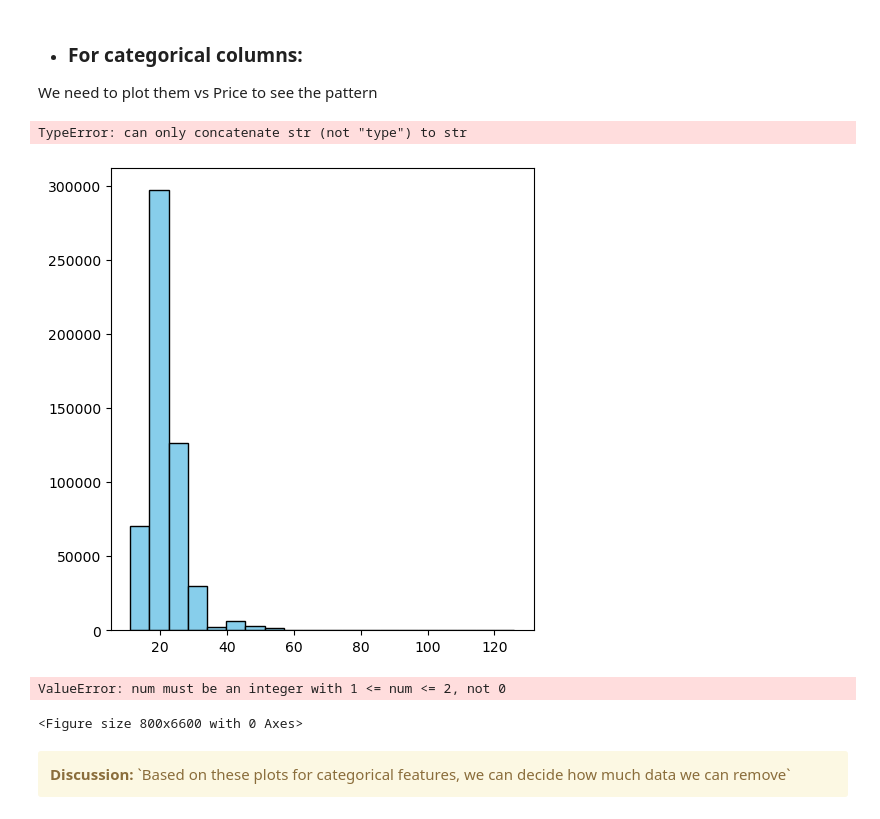
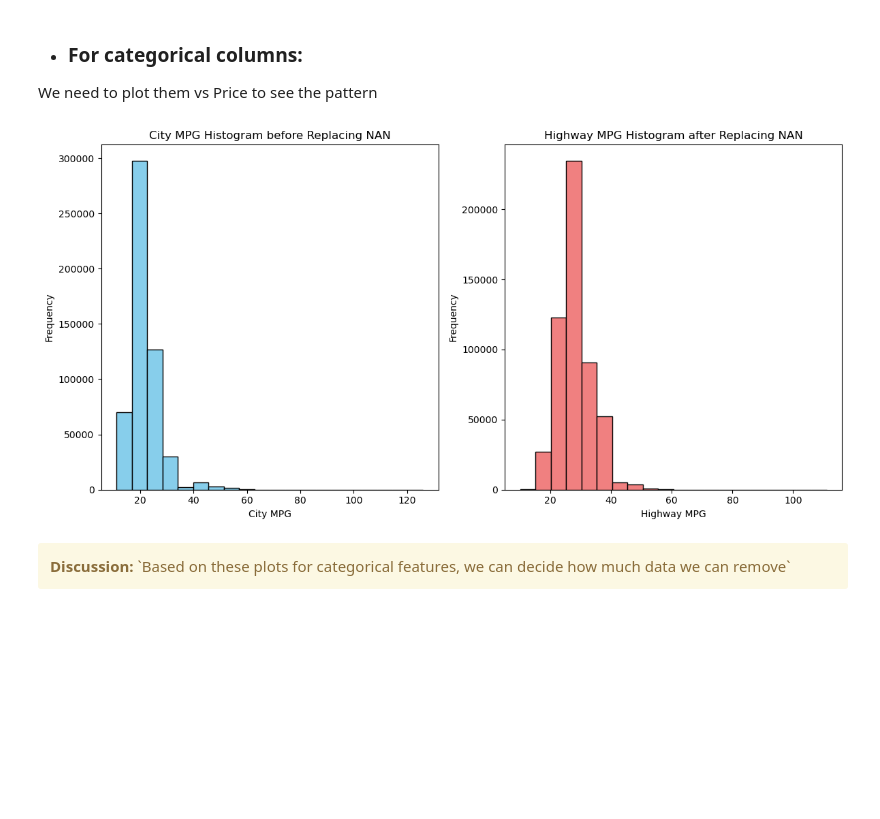
Before and after one commit to syl21b/Car-Price-Prediction, a Jupyter notebook: car-price-prediction.ipynb, the cells around one changed output. Drawn from its saved outputs; the diff is of its cells as text; code cells hidden in the pictures; blank space fills up the shorter version.

```diff
--- a/car-price-prediction.ipynb
+++ b/car-price-prediction.ipynb
@@ -760,40 +760,37 @@ cat_columns= df.select_dtypes(include=['object']).columns.tolist()
 # %%
 plt.figure(figsize=(12, 6))
 
 plt.subplot(1, 2, 1)
 plt.hist(df['City MPG'], bins=20, color='skyblue', edgecolor='black')
-plt.title('City MPG Histogram '+str+' Replacing NAN')
+plt.title('City MPG Histogram '+"before"+' Replacing NAN')
 plt.xlabel('City MPG')
 plt.ylabel('Frequency')
 
 plt.subplot(1, 2, 2)
 plt.hist(df['Highway MPG'], bins=20, color='lightcoral', edgecolor='black')
-plt.title('Highway MPG Histogram '+str+' Replacing NAN')
+plt.title('Highway MPG Histogram '+"after"+' Replacing NAN')
 plt.xlabel('Highway MPG')
 plt.ylabel('Frequency')
 
 plt.tight_layout()
 
 # Show the histograms
 plt.show()
 # %% [output]
-TypeError: can only concatenate str (not "type") to str
-[figure, old version]
+[figure, new version]
 # %%
 
-# Create a figure with multiple subplots
-fig = plt.figure(figsize=(8, 6 * len(cat_columns)))
-for i, cat_feature in enumerate(cat_columns):
-    plt.subplot(1, 2, i)
-    ax = fig.add_subplot(len(cat_columns), 1, i )
-    df[cat_feature].value_counts().plot(ax=ax, kind='bar', xlabel=cat_feature, ylabel='Frequency')
+fig = plt.figure(figsize=(12, 8 * len(cat_columns)))
+
+for j, cat_feature in enumerate(cat_columns):
+    ax = fig.add_subplot(len(cat_columns), 1, j+1)
+    df[cat_feature].value_counts().plot(ax=ax, kind='bar')
+    ax.set_xlabel(cat_feature)
+    ax.set_ylabel('Frequency')
     ax.set_title(cat_feature)
 
 plt.tight_layout()
 plt.show()
-# %% [output]
-ValueError: num must be an integer with 1 <= num <= 2, not 0
-<Figure size 800x6600 with 0 Axes>
 # %%
 '''# Calculate the number of rows needed to accommodate all categorical features
 num_rows = len(cat_columns)
```
